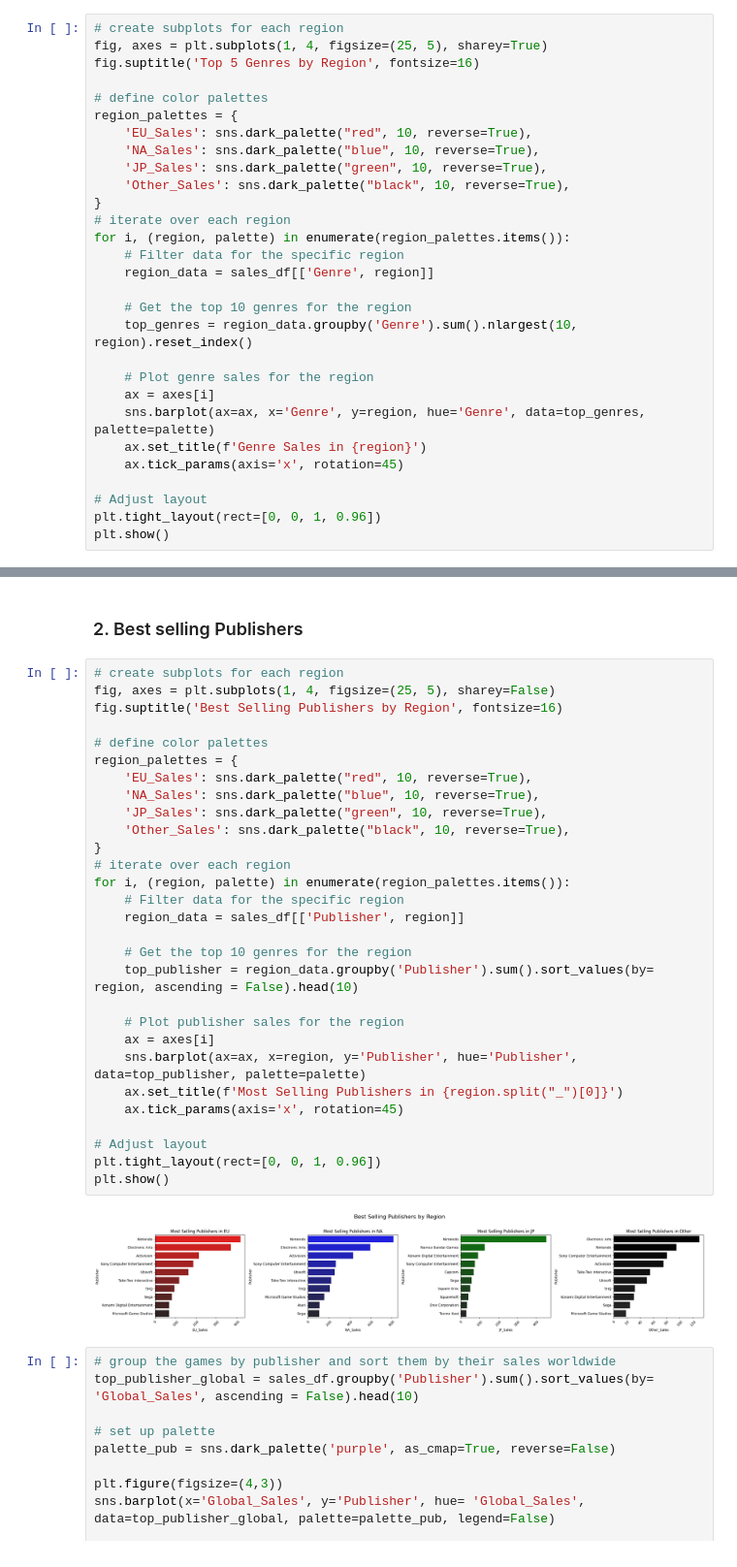
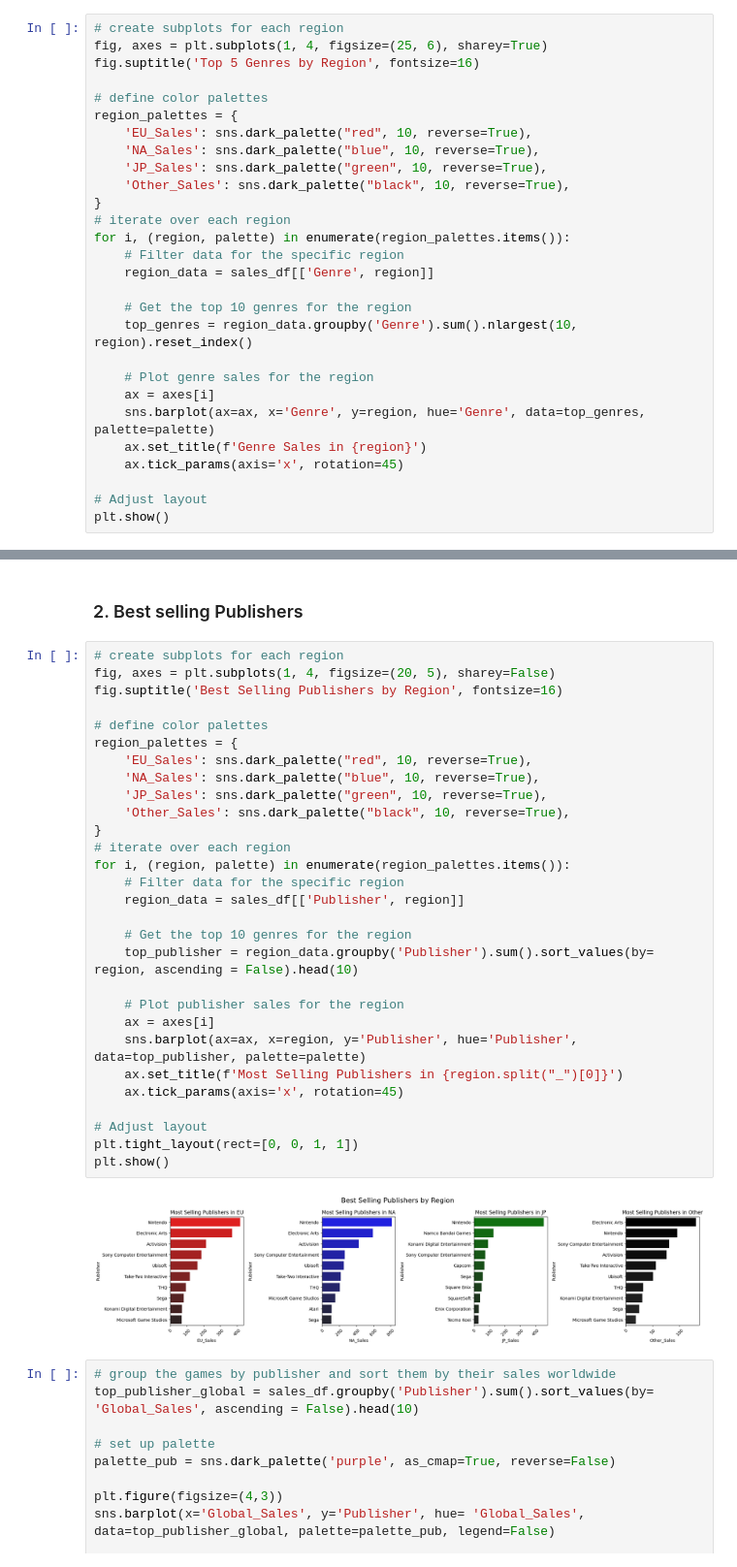
Before and after one commit to cyrilc7/Game-Sales, a Jupyter notebook: games-sales.ipynb, the cells around one changed output, grey strips where cells are left out. Shown at 97% size. Cells and saved outputs as stored; diff of their text form.

```diff
--- a/games-sales.ipynb
+++ b/games-sales.ipynb
@@ -415,7 +390,7 @@ plt.show()
 ### 1. Popular Game Genres
 # %%
 # create subplots for each region
-fig, axes = plt.subplots(1, 4, figsize=(25, 5), sharey=True)
+fig, axes = plt.subplots(1, 4, figsize=(25, 6), sharey=True)
 fig.suptitle('Top 5 Genres by Region', fontsize=16)
 
 # define color palettes
@@ -440,6 +415,5 @@ for i, (region, palette) in enumerate(region_palettes.items()):
     ax.tick_params(axis='x', rotation=45)
 
 # Adjust layout
-plt.tight_layout(rect=[0, 0, 1, 0.96])
 plt.show()
 # %% [output]
@@ -596,35 +570,35 @@ genre_EA
 ### 2. Best selling Publishers
 # %%
 # create subplots for each region
-fig, axes = plt.subplots(1, 4, figsize=(25, 5), sharey=False)
+fig, axes = plt.subplots(1, 4, figsize=(20, 5), sharey=False)
 fig.suptitle('Best Selling Publishers by Region', fontsize=16)
 
 # define color palettes
 region_palettes = {
     'EU_Sales': sns.dark_palette("red", 10, reverse=True),
     'NA_Sales': sns.dark_palette("blue", 10, reverse=True),
     'JP_Sales': sns.dark_palette("green", 10, reverse=True),
     'Other_Sales': sns.dark_palette("black", 10, reverse=True),
 }
 # iterate over each region
 for i, (region, palette) in enumerate(region_palettes.items()):
     # Filter data for the specific region
     region_data = sales_df[['Publisher', region]]
 
     # Get the top 10 genres for the region
     top_publisher = region_data.groupby('Publisher').sum().sort_values(by= region, ascending = False).head(10)
 
     # Plot publisher sales for the region
     ax = axes[i]
     sns.barplot(ax=ax, x=region, y='Publisher', hue='Publisher', data=top_publisher, palette=palette)
     ax.set_title(f'Most Selling Publishers in {region.split("_")[0]}')
     ax.tick_params(axis='x', rotation=45)
 
 # Adjust layout
-plt.tight_layout(rect=[0, 0, 1, 0.96])
+plt.tight_layout(rect=[0, 0, 1, 1])
 plt.show()
 # %% [output]
-[figure, old version]
+[figure, new version]
 # %%
 # group the games by publisher and sort them by their sales worldwide
 top_publisher_global = sales_df.groupby('Publisher').sum().sort_values(by= 'Global_Sales', ascending = False).head(10)
```
Also changed, not shown: parts of 15 cells of this notebook.
